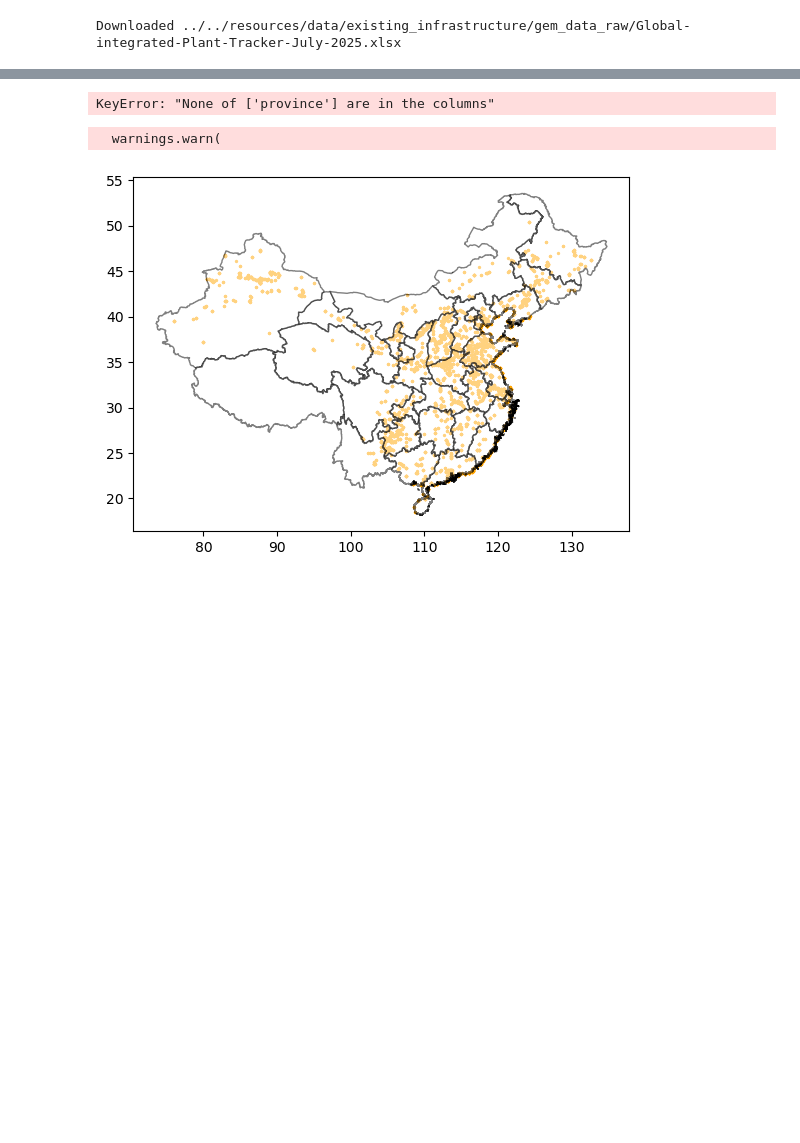
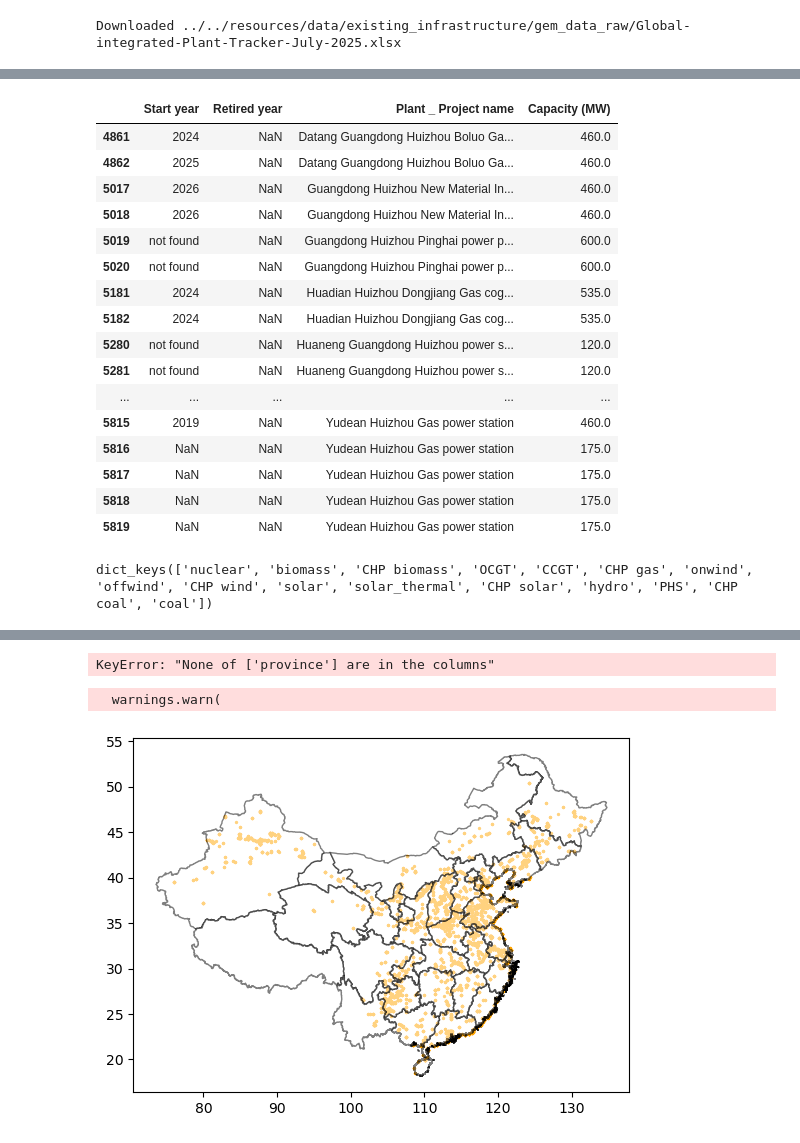
Before and after one commit to pik-piam/PyPSA-China-PIK, a Jupyter notebook: workflow/notebooks/devgem.ipynbd-1.ipynb, the cells around one changed output, grey strips where cells are left out. Drawn from its saved outputs; the diff is of its cells as text; code cells hidden in the pictures; blank space fills up the shorter version.

```diff
--- a/workflow/notebooks/devgem.ipynbd-1.ipynb
+++ b/workflow/notebooks/devgem.ipynbd-1.ipynb
@@ -189,7 +190,7 @@ def load_gem_excel(path: os.PathLike, sheetname = "Units", country_col = "Countr
 
     df = pd.read_excel(path, sheet_name=sheetname, engine="openpyxl")
     df.columns = df.columns.str.replace("/", "_")
-    country_col = country_col.replace("/", "_").replace(" ", "_")
+    country_col = country_col.replace("/", "_")
     if not country_col in df.columns:
         logger.warning(f"Column {country_col} not found in {path}. Returning unfiltered DataFrame.")
         return df
@@ -270,6 +240,5 @@ df
 # %%
-df = load_gem_excel("/home/ivanra/documents/tmp-pypsa-china/PyPSA-China-PIK/resources/data/existing_infrastructure/gem_data_raw/Global-integrated-Plant-Tracker-July-2025_china.xlsx", sheetname="Power facilities")
+gem_data_all = load_gem_excel("/home/ivanra/documents/tmp-pypsa-china/PyPSA-China-PIK/resources/data/existing_infrastructure/gem_data_raw/Global-integrated-Plant-Tracker-July-2025_china.xlsx", sheetname="Power facilities")
 datasets = {}
-for tech in df.Type.unique():
-    datasets[tech] = df[df.Type == tech]
-datasets
+for tech in gem_data_all.Type.unique():
+    datasets[tech] = gem_data_all[gem_data_all.Type == tech]
@@ -301,3 +423,29 @@ for gem_file in gem_files:
+# %%
+msk = gem_data_all.query("Type=='oil/gas'")["Plant _ Project name"].str.contains("huizhou", case=False)
+filtered = gem_data_all.query("Type=='oil/gas'").loc[msk]
+filtered[["Start year", "Retired year", "Plant _ Project name", "Capacity (MW)"]]
+# %% [output]
+|  | Start year | Retired year | Plant _ Project name | Capacity (MW) |
+| 4861 | 2024 | NaN | Datang Guangdong Huizhou Boluo Ga... | 460.0 |
+| 4862 | 2025 | NaN | Datang Guangdong Huizhou Boluo Ga... | 460.0 |
+| 5017 | 2026 | NaN | Guangdong Huizhou New Material In... | 460.0 |
+| 5018 | 2026 | NaN | Guangdong Huizhou New Material In... | 460.0 |
+| 5019 | not found | NaN | Guangdong Huizhou Pinghai power p... | 600.0 |
+| 5020 | not found | NaN | Guangdong Huizhou Pinghai power p... | 600.0 |
+| 5181 | 2024 | NaN | Huadian Huizhou Dongjiang Gas cog... | 535.0 |
+| 5182 | 2024 | NaN | Huadian Huizhou Dongjiang Gas cog... | 535.0 |
+| 5280 | not found | NaN | Huaneng Guangdong Huizhou power s... | 120.0 |
+| 5281 | not found | NaN | Huaneng Guangdong Huizhou power s... | 120.0 |
+| ... | ... | ... | ... | ... |
+| 5815 | 2019 | NaN | Yudean Huizhou Gas power station | 460.0 |
+| 5816 | NaN | NaN | Yudean Huizhou Gas power station | 175.0 |
+| 5817 | NaN | NaN | Yudean Huizhou Gas power station | 175.0 |
+| 5818 | NaN | NaN | Yudean Huizhou Gas power station | 175.0 |
+| 5819 | NaN | NaN | Yudean Huizhou Gas power station | 175.0 |
+# %%
+datasets.keys()
+# %% [output]
+dict_keys(['nuclear', 'biomass', 'CHP biomass', 'OCGT', 'CCGT', 'CHP gas', 'onwind', 'offwind', 'CHP wind', 'solar', 'solar_thermal', 'CHP solar', 'hydro', 'PHS', 'CHP coal', 'coal'])
 # %%
 ADM_COL = {0:"Country", 1:'Subnational unit (province, state)', 2: 'Major area (prefecture, district)'}
 quick_v =  gpd.GeoDataFrame(df, geometry="geometry", crs="EPSG:4326")
```
Also changed, not shown: parts of 15 cells of this notebook.
